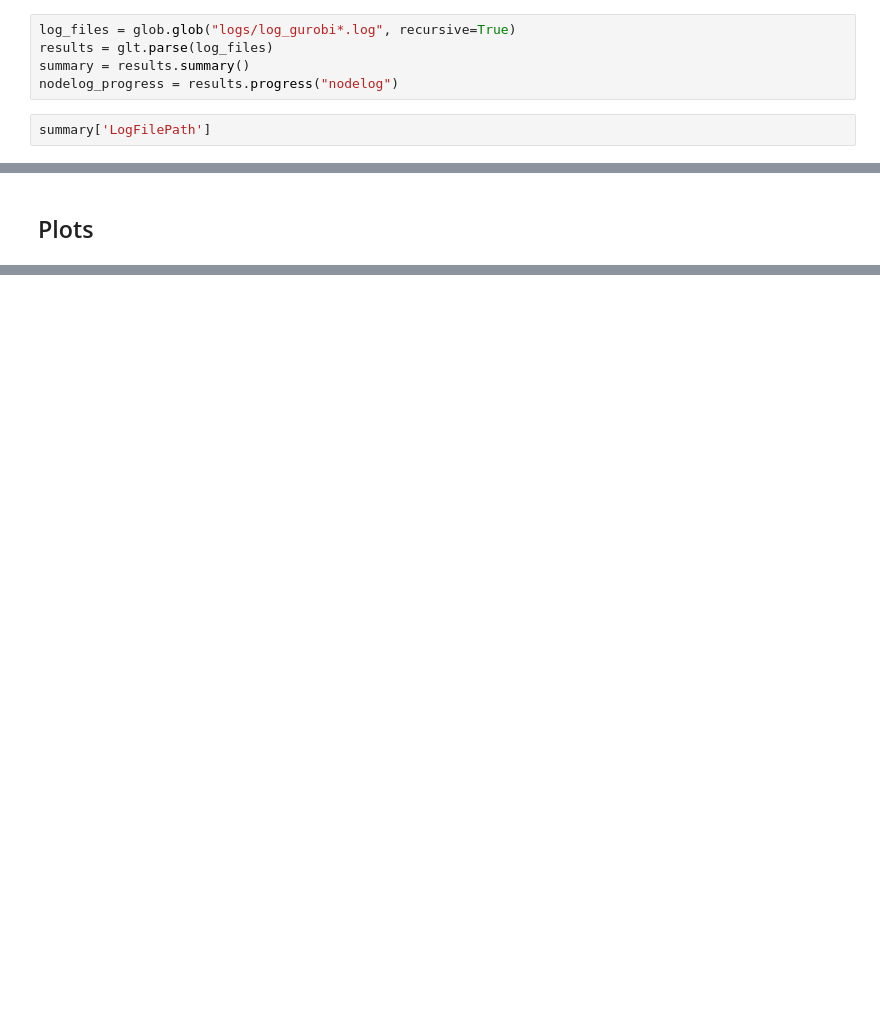
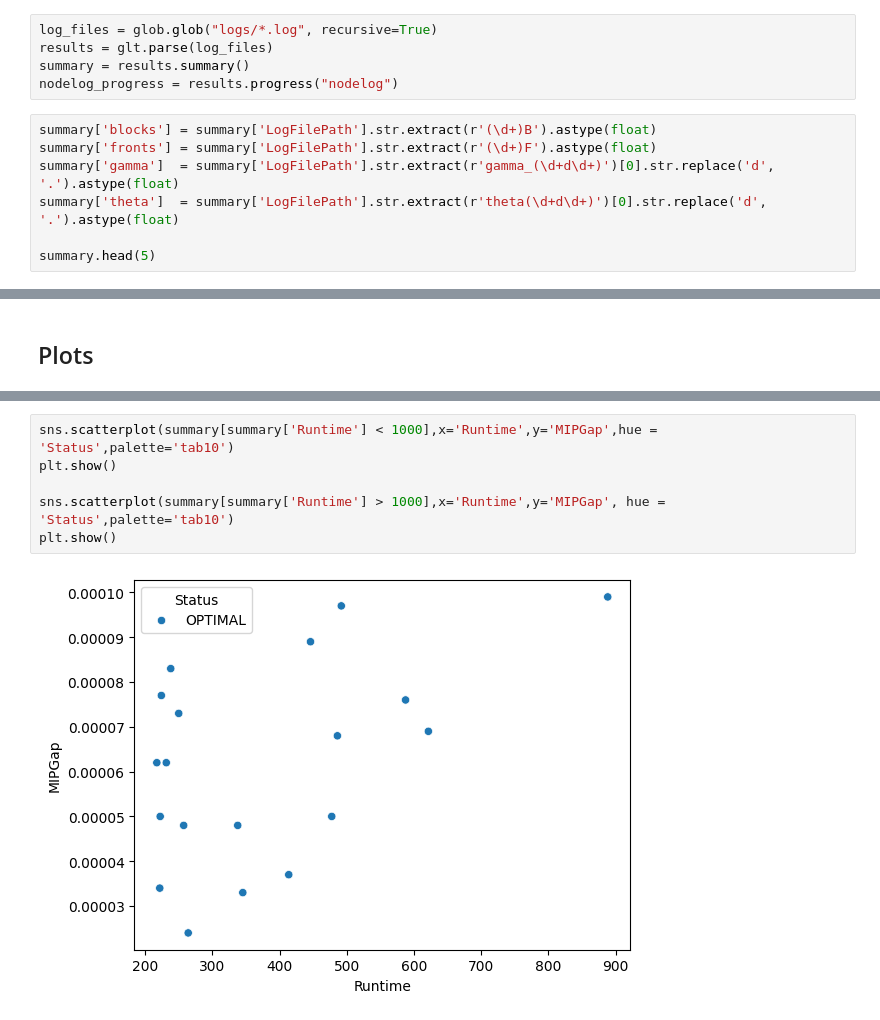
Before and after one commit to pedrodilallo/projeto_logistica_atr, a Jupyter notebook: log_analysis.ipynb, the cells around one changed output, grey strips where cells are left out. Cells and saved outputs as stored; diff of their text form; blank space fills up the shorter version.

```diff
--- a/log_analysis.ipynb
+++ b/log_analysis.ipynb
@@ -12,10 +13,15 @@ import seaborn as sns
 # %% [markdown]
 ## Data
 # %%
-log_files = glob.glob("logs/log_gurobi*.log", recursive=True)
+log_files = glob.glob("logs/*.log", recursive=True)
 results = glt.parse(log_files)
 summary = results.summary()
 nodelog_progress = results.progress("nodelog")
 # %%
-summary['LogFilePath']
+summary['blocks'] = summary['LogFilePath'].str.extract(r'(\d+)B').astype(float)
+summary['fronts'] = summary['LogFilePath'].str.extract(r'(\d+)F').astype(float)
+summary['gamma']  = summary['LogFilePath'].str.extract(r'gamma_(\d+d\d+)')[0].str.replace('d', '.').astype(float)
+summary['theta']  = summary['LogFilePath'].str.extract(r'theta(\d+d\d+)')[0].str.replace('d', '.').astype(float)
+
+summary.head(5)
 # %% [output]
@@ -95,0 +59,8 @@ plt.show()
+# %%
+sns.scatterplot(summary[summary['Runtime'] < 1000],x='Runtime',y='MIPGap',hue = 'Status',palette='tab10')
+plt.show()
+
+sns.scatterplot(summary[summary['Runtime'] > 1000],x='Runtime',y='MIPGap', hue = 'Status',palette='tab10')
+plt.show()
+# %% [output]
+[figure, added]
```
Also changed, not shown: parts of 10 cells of this notebook, 3 other files.
